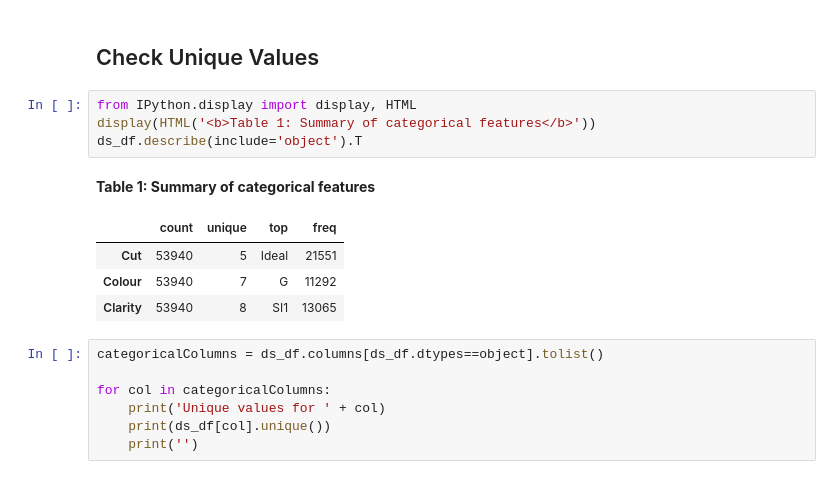
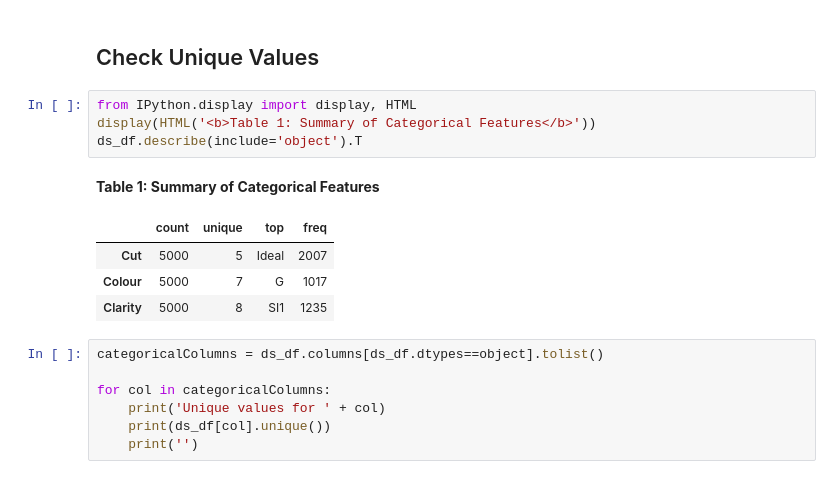
Before and after one commit to s3668011/mathematics_for_computing_phase1, a Jupyter notebook: phase1_report.ipynb, the cells around one changed output. Cells and saved outputs as stored; diff of their text form.

```diff
--- a/phase1_report.ipynb
+++ b/phase1_report.ipynb
@@ -212,14 +212,14 @@ The intended Data Types match accordingly, therefore no change is further requir
 ## Check Unique Values
 # %%
 from IPython.display import display, HTML
-display(HTML('<b>Table 1: Summary of categorical features</b>'))
+display(HTML('<b>Table 1: Summary of Categorical Features</b>'))
 ds_df.describe(include='object').T
 # %% [output]
-Table 1: Summary of categorical features
+Table 1: Summary of Categorical Features
 |  | count | unique | top | freq |
-| Cut | 53940 | 5 | Ideal | 21551 |
-| Colour | 53940 | 7 | G | 11292 |
-| Clarity | 53940 | 8 | SI1 | 13065 |
+| Cut | 5000 | 5 | Ideal | 2007 |
+| Colour | 5000 | 7 | G | 1017 |
+| Clarity | 5000 | 8 | SI1 | 1235 |
 # %%
 categoricalColumns = ds_df.columns[ds_df.dtypes==object].tolist()
 
```
Also changed, not shown: parts of 25 cells of this notebook.
